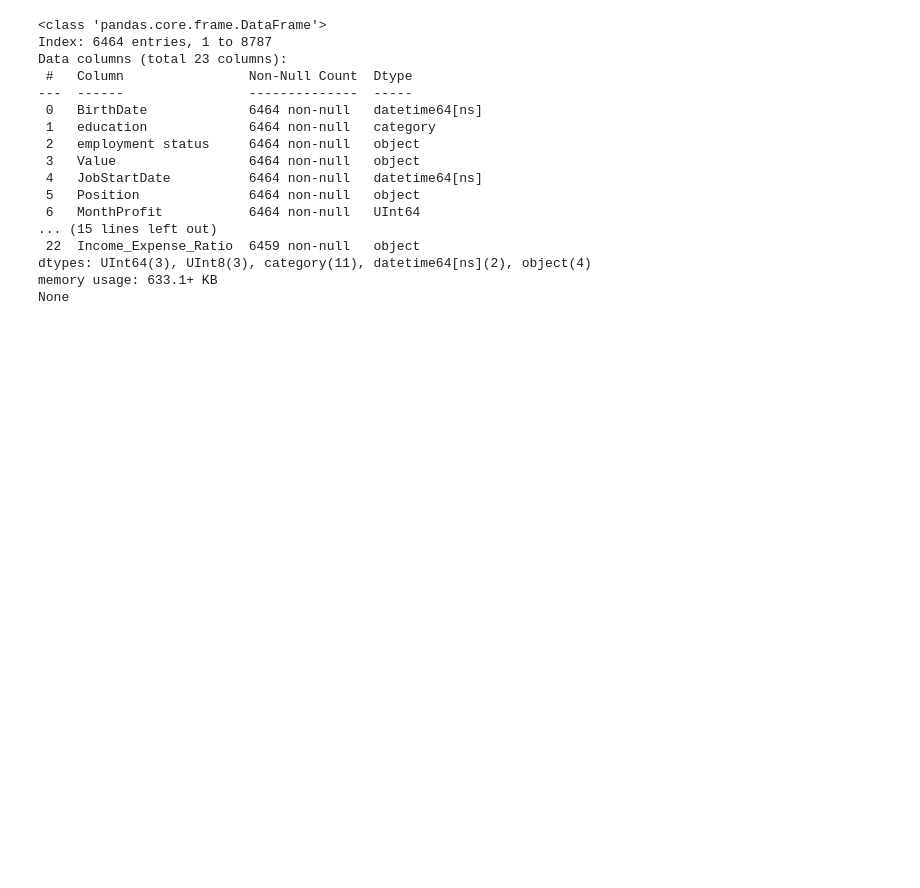
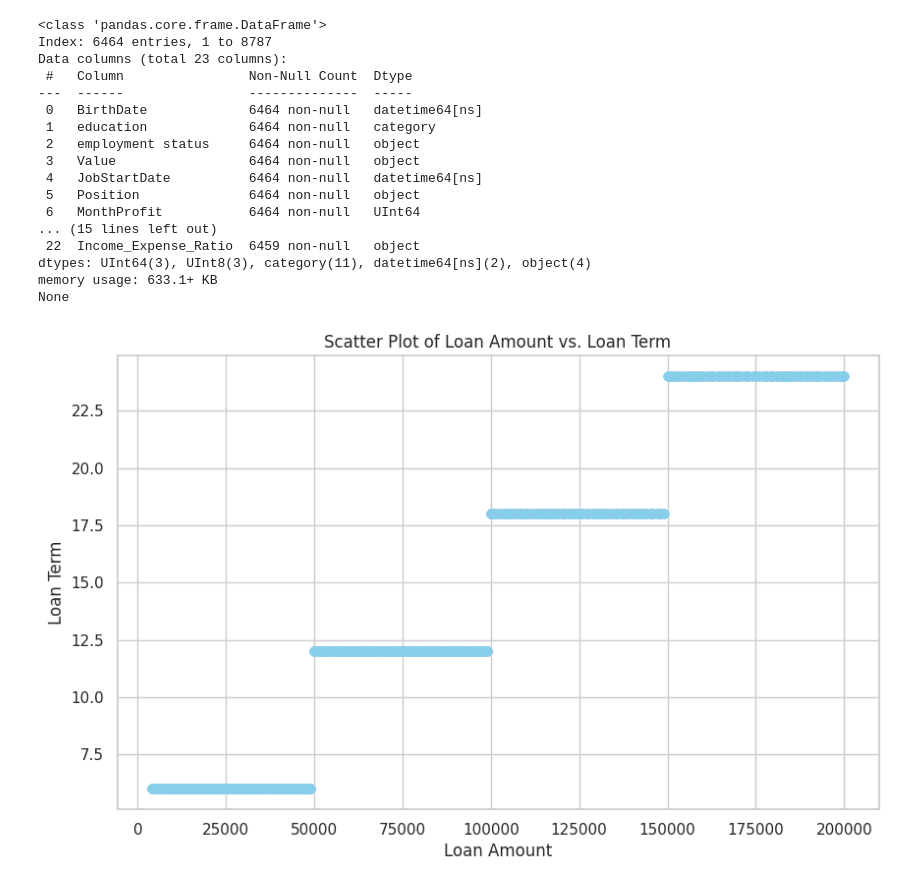
Before and after one commit to dzailz/hakaton_mandarin, a Jupyter notebook: mandarin_data_analisys.ipynb, the cells around one changed output. Drawn from its saved outputs; the diff is of its cells as text; code cells hidden in the pictures; blank space fills up the shorter version.

```diff
--- a/mandarin_data_analisys.ipynb
+++ b/mandarin_data_analisys.ipynb
@@ -381,3 +399,13 @@ Data columns (total 23 columns):
 dtypes: UInt64(3), UInt8(3), category(11), datetime64[ns](2), object(4)
 memory usage: 633.1+ KB
 None
+# %%
+# Create a scatter plot for 'Loan_amount' and 'Loan_term'
+plt.figure(figsize=(10, 6))
+plt.scatter(df['Loan_amount'], df['Loan_term'], color='skyblue', alpha=0.5, )
+plt.title('Scatter Plot of Loan Amount vs. Loan Term')
+plt.xlabel('Loan Amount')
+plt.ylabel('Loan Term')
+plt.show()
+# %% [output]
+[figure, added]
```
Also changed, not shown: parts of 7 cells of this notebook, 2 other files.
